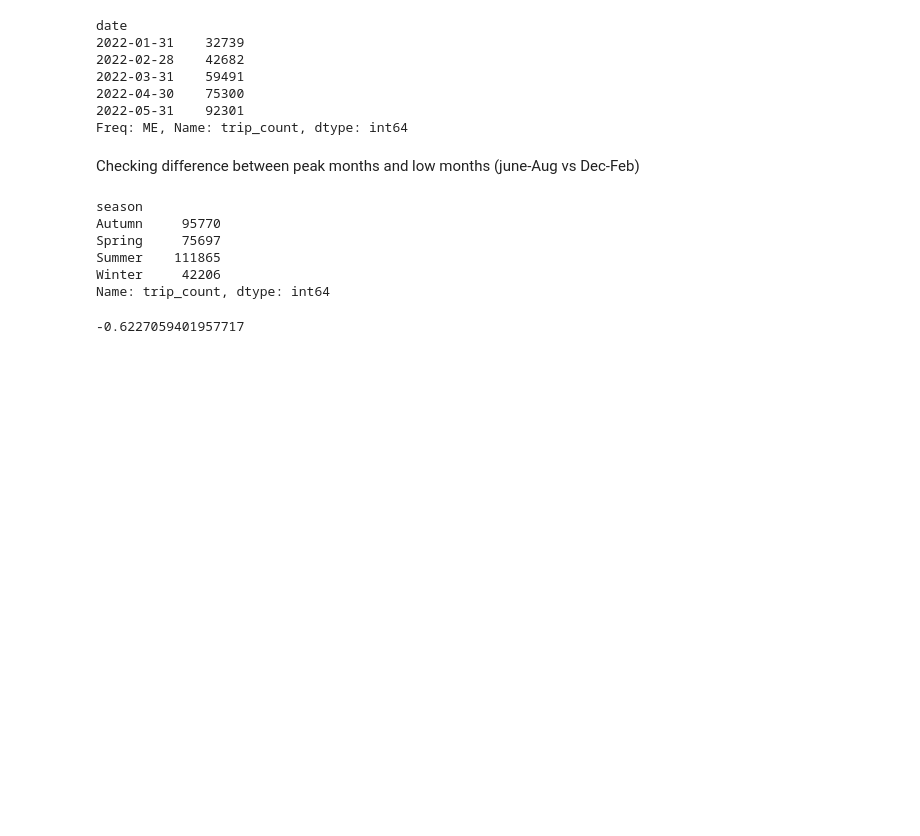
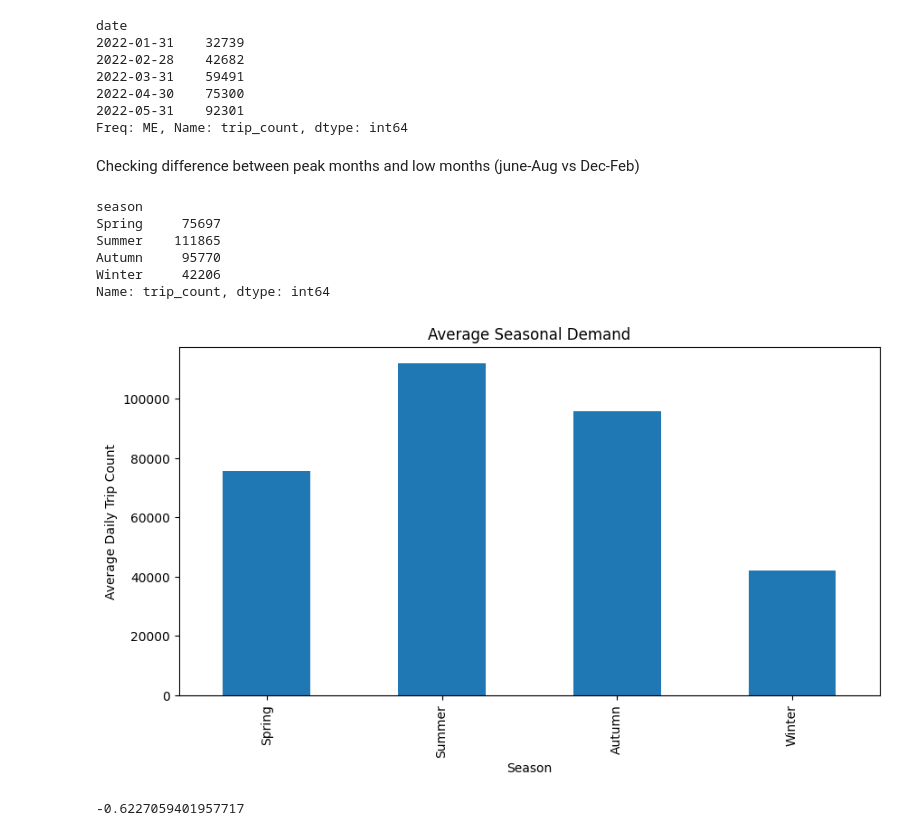
Before and after one commit to SeanKGitHub/CitiBike_NY, a Jupyter notebook: notebooks/trips_time_series.ipynb, the cells around one changed output. Cells and saved outputs as stored; diff of their text form; code cells hidden in the pictures; blank space fills up the shorter version.

```diff
--- a/notebooks/trips_time_series.ipynb
+++ b/notebooks/trips_time_series.ipynb
@@ -131,14 +131,31 @@ monthly_avg_df['season'] = monthly_avg_df['month'].apply(get_season)
 
 # Compute seasonal means
 seasonal_avg = monthly_avg_df.groupby('season')['trip_count'].mean().astype(int)
+
+season_order = ['Spring', 'Summer', 'Autumn', 'Winter']
+
+# Reorder the Series
+seasonal_avg = seasonal_avg.reindex(season_order)
 print(seasonal_avg)
 # %% [output]
 season
-Autumn     95770
 Spring     75697
 Summer    111865
+Autumn     95770
 Winter     42206
 Name: trip_count, dtype: int64
+# %%
+# Plotting average daily trips by season
+fig, ax = plt.subplots(figsize=(10,5))
+seasonal_avg.plot(kind='bar', ax=ax)
+
+ax.set_title("Average Seasonal Demand")
+ax.set_ylabel("Average Daily Trip Count")
+ax.set_xlabel("Season")
+
+plt.show()
+# %% [output]
+[figure, added]
 # %%
 # Checking difference between peak and low seasons
 demand_difference = (seasonal_avg.loc['Winter']/seasonal_avg.loc['Summer'])-1
```
Also changed, not shown: parts of 5 cells of this notebook, 4 other files.
